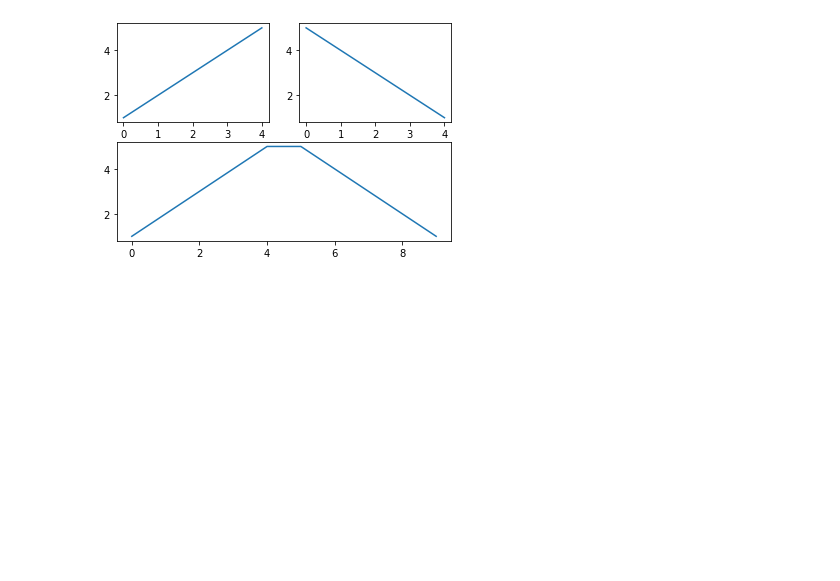
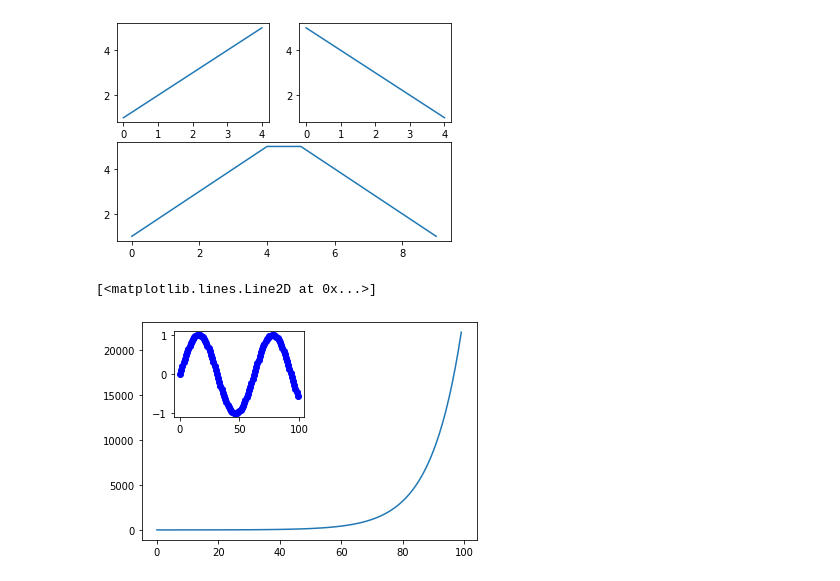
Before and after one commit to fernandoruiziriarte/fisicaelectronicaUTNFRA, a Jupyter notebook: TP1/pruebas.ipynb, the cells around one changed output. Saved outputs shown, nothing was run; the diff lists cells and outputs as text; code cells hidden in the pictures; blank space fills up the shorter version.

```diff
--- a/TP1/pruebas.ipynb
+++ b/TP1/pruebas.ipynb
@@ -10,3 +10,12 @@ plt.plot((1,2,3,4,5,5,4,3,2,1))
 # %% [output]
 [<matplotlib.lines.Line2D at 0x...>]
 [figure]
+# %%
+plt.ion()  # Ponemos la sesión como interactiva si no está como tal
+plt.axes()  # Coloca un área de gráfico con los valores por defecto
+plt.plot(np.exp(np.linspace(0,10,100)))  # Dibuja una exponencial de 0 a 10
+plt.axes([0.2,0.55,0.3,0.3])  # Dibuja una nueva área de gráfica colocada y con ancho y largo definido por [0.2,0.55,0.3,0.3] y con gris como color de fondo
+plt.plot(np.sin(np.linspace(0,10,100)), 'b-o', linewidth = 2)
+# %% [output]
+[<matplotlib.lines.Line2D at 0x...>]
+[figure, added]
```
